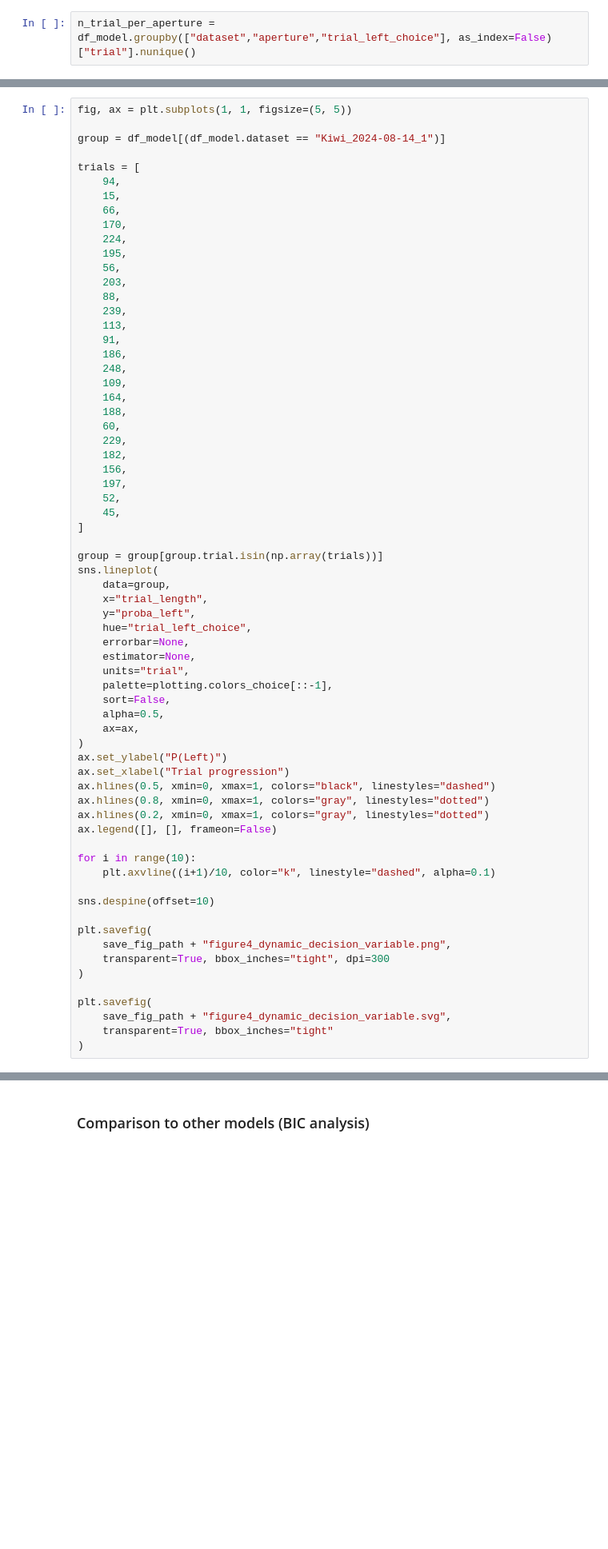
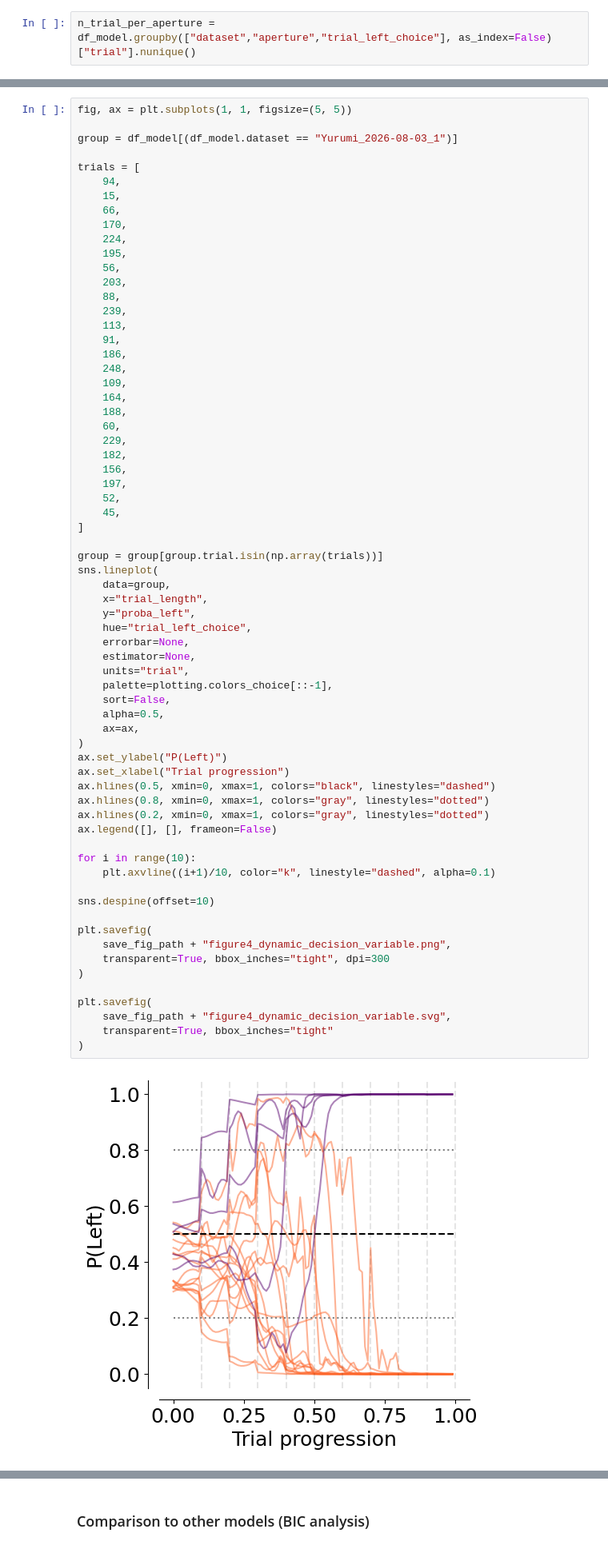
Before and after one commit to MMathisLab/FreelyMovingVR4Mice, a Jupyter notebook: dj_pipeline/notebooks/NP_figures/dual_regression.ipynb, the cells around one changed output, grey strips where cells are left out. Shown at 80% size. Cells and saved outputs as stored; diff of their text form; blank space fills up the shorter version.

```diff
--- a/dj_pipeline/notebooks/NP_figures/dual_regression.ipynb
+++ b/dj_pipeline/notebooks/NP_figures/dual_regression.ipynb
@@ -443,7 +462,7 @@ sns.despine(offset=10)
 # %%
 fig, ax = plt.subplots(1, 1, figsize=(5, 5))
 
-group = df_model[(df_model.dataset == "Kiwi_2024-08-14_1")]
+group = df_model[(df_model.dataset == "Yurumi_2026-08-03_1")]
 
 trials = [
     94,
@@ -480,31 +499,33 @@ sns.lineplot(
     hue="trial_left_choice",
     errorbar=None,
     estimator=None,
     units="trial",
     palette=plotting.colors_choice[::-1],
     sort=False,
     alpha=0.5,
     ax=ax,
 )
 ax.set_ylabel("P(Left)")
 ax.set_xlabel("Trial progression")
 ax.hlines(0.5, xmin=0, xmax=1, colors="black", linestyles="dashed")
 ax.hlines(0.8, xmin=0, xmax=1, colors="gray", linestyles="dotted")
 ax.hlines(0.2, xmin=0, xmax=1, colors="gray", linestyles="dotted")
 ax.legend([], [], frameon=False)
 
 for i in range(10):
     plt.axvline((i+1)/10, color="k", linestyle="dashed", alpha=0.1)
 
 sns.despine(offset=10)
 
 plt.savefig(
     save_fig_path + "figure4_dynamic_decision_variable.png",
     transparent=True, bbox_inches="tight", dpi=300
 )
 
 plt.savefig(
     save_fig_path + "figure4_dynamic_decision_variable.svg",
     transparent=True, bbox_inches="tight"
 )
+# %% [output]
+[figure, added]
 # %%
```
Also changed, not shown: parts of 56 cells of this notebook, 22 other files.
